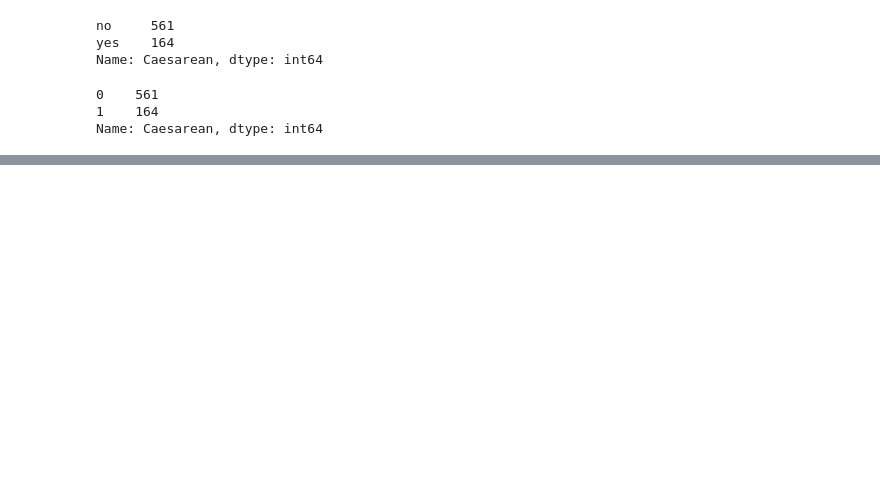
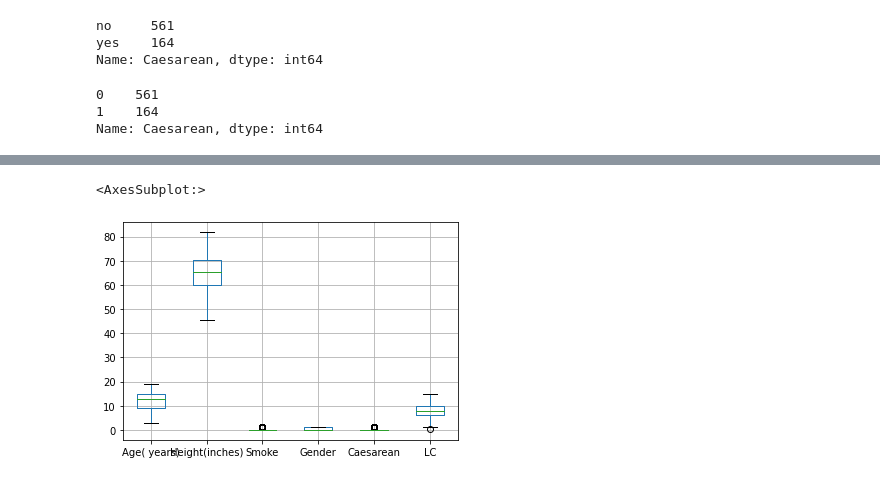
Before and after one commit to nishanavnathnikam/edu-python, a Jupyter notebook: Outlier.ipynb, the cells around one changed output, grey strips where cells are left out. Saved outputs shown, nothing was run; the diff lists cells and outputs as text; code cells hidden in the pictures; blank space fills up the shorter version.

```diff
--- a/Outlier.ipynb
+++ b/Outlier.ipynb
@@ -185,0 +246,5 @@ NameError: name 'LC' is not defined
+# %%
+data1.boxplot()
+# %% [output]
+<AxesSubplot:>
+[figure, added]
```
Also changed, not shown: parts of 143 cells of this notebook.
